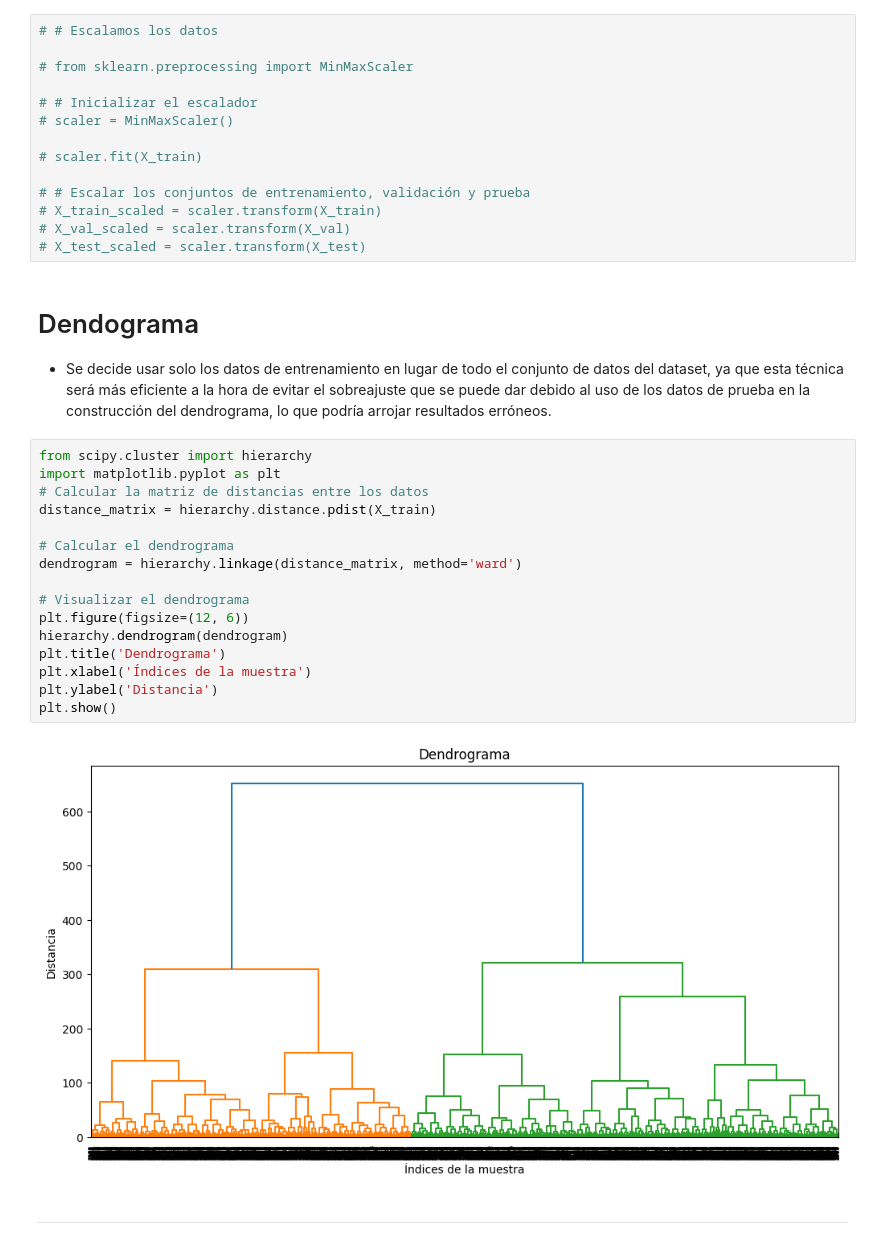
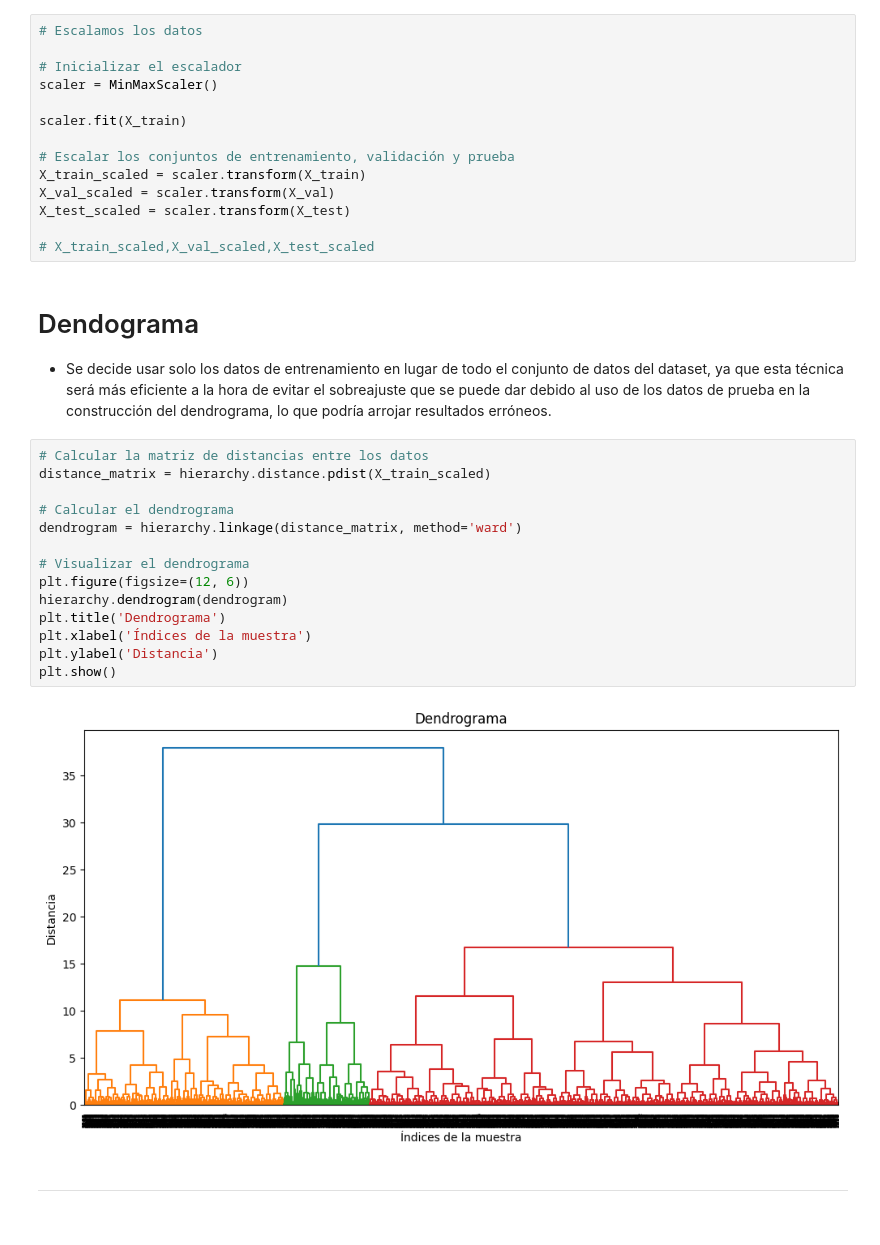
Before and after one commit to JuanArmas/Proyecto_Final_CEIABD, a Jupyter notebook: Proyecto_Final_JuanArmas.ipynb, the cells around one changed output. Saved outputs shown, nothing was run; the diff lists cells and outputs as text.

```diff
--- a/Proyecto_Final_JuanArmas.ipynb
+++ b/Proyecto_Final_JuanArmas.ipynb
@@ -441,41 +431,39 @@ Dimensiones de y_test: (1348,)
 # %% [markdown]
 - Para el escalado, usaremos la librería MinMaxScaler de Scikit-Learn, ya que esta librería ajusta los valores de las características dentro del rango de 0 a 1. Como tenemos las columnas 'precipitaciones' y 'fest_lab' en modo binario, el uso de MinMaxScaler nos aventaa a la hora de preservar la distribución original de los datos.
 # %%
-# # Escalamos los datos
+# Escalamos los datos
 
-# from sklearn.preprocessing import MinMaxScaler
+# Inicializar el escalador
+scaler = MinMaxScaler()
 
-# # Inicializar el escalador
-# scaler = MinMaxScaler()
+scaler.fit(X_train)
 
-# scaler.fit(X_train)
+# Escalar los conjuntos de entrenamiento, validación y prueba
+X_train_scaled = scaler.transform(X_train)
+X_val_scaled = scaler.transform(X_val)
+X_test_scaled = scaler.transform(X_test)
 
-# # Escalar los conjuntos de entrenamiento, validación y prueba
-# X_train_scaled = scaler.transform(X_train)
-# X_val_scaled = scaler.transform(X_val)
-# X_test_scaled = scaler.transform(X_test)
+# X_train_scaled,X_val_scaled,X_test_scaled
 # %% [markdown]
 # Dendograma
 
 - Se decide usar solo los datos de entrenamiento en lugar de todo el conjunto de datos del dataset, ya que esta técnica será más eficiente a la hora de evitar el sobreajuste que se puede dar debido al uso de los datos de prueba en la construcción del dendrograma, lo que podría arrojar resultados erróneos.
 # %%
-from scipy.cluster import hierarchy
-import matplotlib.pyplot as plt
 # Calcular la matriz de distancias entre los datos
-distance_matrix = hierarchy.distance.pdist(X_train)
+distance_matrix = hierarchy.distance.pdist(X_train_scaled)
 
 # Calcular el dendrograma
 dendrogram = hierarchy.linkage(distance_matrix, method='ward')
 
 # Visualizar el dendrograma
 plt.figure(figsize=(12, 6))
 hierarchy.dendrogram(dendrogram)
 plt.title('Dendrograma')
 plt.xlabel('Índices de la muestra')
 plt.ylabel('Distancia')
 plt.show()
 # %% [output]
-[figure, old version]
+[figure, new version]
 # %% [markdown]
 --------------------------------
 # %%
```
Also changed, not shown: parts of 48 cells of this notebook.
